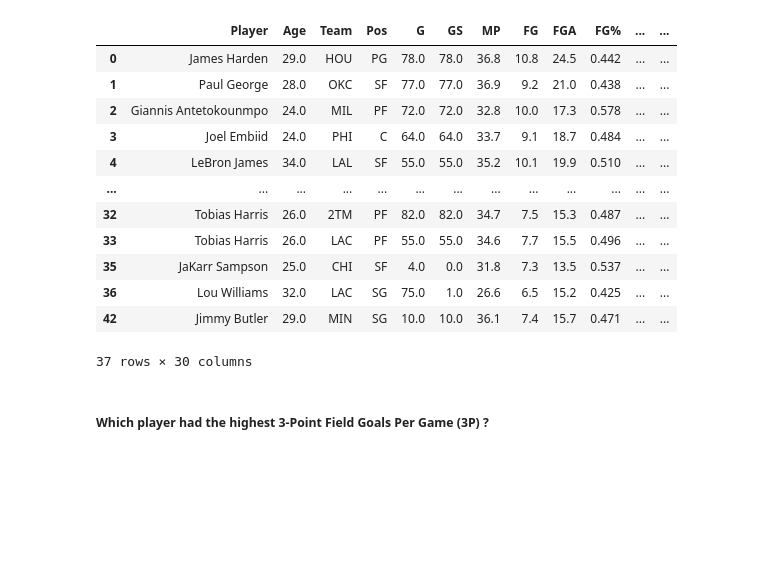
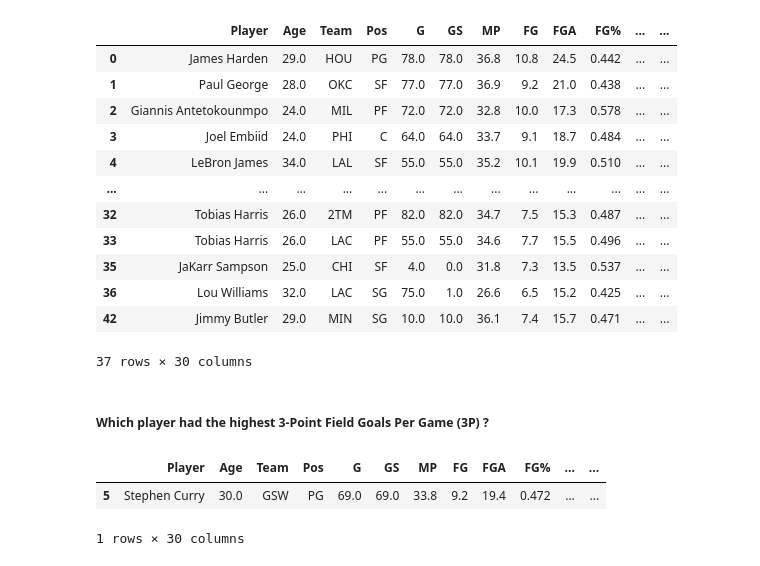
Before and after one commit to aqib1/Python_Algorithms, a Jupyter notebook: exploratoryDataAnalysis/exploratory-data.ipynb, the cells around one changed output. Drawn from its saved outputs; the diff is of its cells as text; code cells hidden in the pictures; blank space fills up the shorter version.

Commit message:
Dataframe operations

```diff
--- a/exploratoryDataAnalysis/exploratory-data.ipynb
+++ b/exploratoryDataAnalysis/exploratory-data.ipynb
@@ -269,4 +269,9 @@ playersScoredMoreThan20
 # %% [markdown]
 ##### **Which player had the highest 3-Point Field Goals Per Game (3P) ?**
 # %%
-highest3Point = playerStats[]
+highest3Point = playerStats[playerStats['3P'] == playerStats['3P'].max()]
+highest3Point
+# %% [output]
+|  | Player | Age | Team | Pos | G | GS | MP | FG | FGA | FG% | ... | ... |
+| 5 | Stephen Curry | 30.0 | GSW | PG | 69.0 | 69.0 | 33.8 | 9.2 | 19.4 | 0.472 | ... | ... |
+1 rows × 30 columns
```
Also changed, not shown: parts of 2 cells of this notebook.
